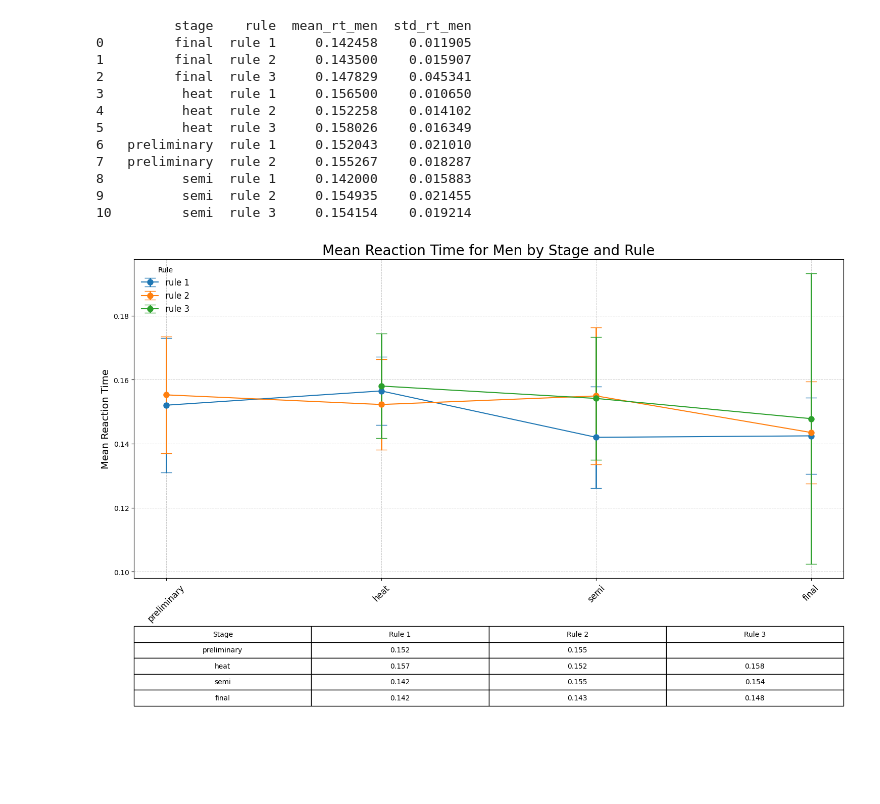
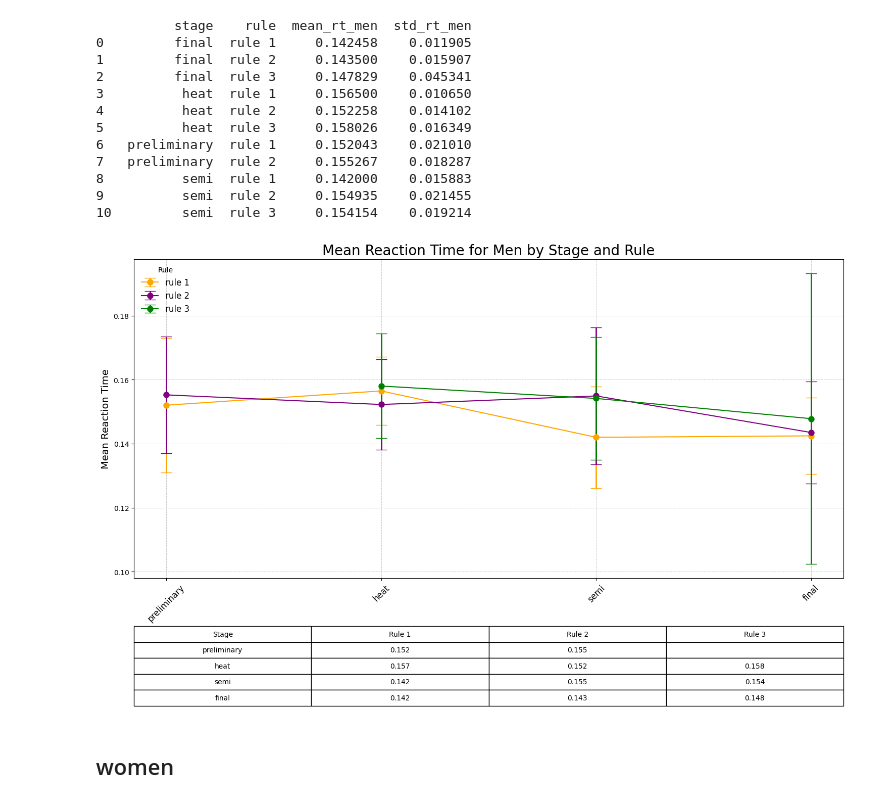
Before and after one commit to AEGDDI/false_start, a Jupyter notebook: code/tables.ipynb, the cells around one changed output. Drawn from its saved outputs; the diff is of its cells as text; code cells hidden in the pictures; blank space fills up the shorter version.

```diff
--- a/code/tables.ipynb
+++ b/code/tables.ipynb
@@ -13,7 +13,7 @@ import seaborn as sns
 user = getuser()
 
 # Set working directory
-folder_path = f"C:/Users/{user}/Documents/GitHub/false_start_2/data/out"
+folder_path = f"C:/Users/{user}/Docuwowoments/GitHub/false_start/data/out"
 os.chdir(folder_path)
 
 # Load the data.xlsx file
@@ -198,9 +200,6 @@ print(stats_df_men)
 9          semi  rule 2     0.154935    0.021455
 10         semi  rule 3     0.154154    0.019214
 # %%
-import matplotlib.pyplot as plt
-from matplotlib.table import Table
-
 # Ensure 'stage' is ordered: preliminary, heat, semi, final
 stage_order = ['preliminary', 'heat', 'semi', 'final']
 stats_df_men['stage'] = pd.Categorical(stats_df_men['stage'], categories=stage_order, ordered=True)
@@ -211,6 +210,7 @@ stats_df_men = stats_df_men.sort_values(by='stage')
 # Create the plot with error bars
 fig, ax = plt.subplots(figsize=(15, 10))
 for i, (rule, data) in enumerate(stats_df_men.groupby('rule')):
+    color = 'purple' if i == 1 else 'orange' if i == 0 else 'green'
     ax.errorbar(
         x=data['stage'],
         y=data['mean_rt_men'],
@@ -219,7 +219,8 @@ for i, (rule, data) in enumerate(stats_df_men.groupby('rule')):
         fmt='-o',  # Line with circular markers
         capsize=8,  # Larger caps on the error bars
         elinewidth=2,  # Thicker error bar lines
-        markersize=8  # Larger markers
+        markersize=8,  # Larger markers
+        color=color
     )
 
 # Add table with numbers outside the graph
@@ -229,33 +230,35 @@ table_headers = ['Stage'] + [f'Rule {i+1}' for i in range(len(stats_df_men["rule
 for stage in stage_order:
     row = [stage]
     for rule in stats_df_men['rule'].unique():
-        value = stats_df_men.loc[(stats_df_men['stage'] == stage) & (stats_df_men['rule'] == rule), 'mean_rt_men']
+        value = stats_df_men.loc[(stats_df_men['stage'] == stage) & (stats_df_women['rule'] == rule), 'mean_rt_men']
         row.append(f"{value.iloc[0]:.3f}" if not value.empty else "")
     table_data.append(row)
 
 # Create table below the plot
 table = plt.table(
     cellText=table_data,
     colLabels=table_headers,
     cellLoc='center',
     loc='bottom',
     bbox=[0, -0.4, 1, 0.25]  # Adjust position and size
 )
 
 # Customize the plot
 ax.set_ylabel('Mean Reaction Time', fontsize=14)
 ax.set_title('Mean Reaction Time for Men by Stage and Rule', fontsize=20)
 ax.legend(title='Rule', loc='upper left', frameon=False, fontsize=12)
 ax.set_xticks(range(len(stage_order)))
 ax.set_xticklabels(stage_order, rotation=45, fontsize=12)
 ax.grid(True, linestyle='--', linewidth=0.7, alpha=0.7)
 
 # Ensure background is white
 fig.patch.set_facecolor('white')
 ax.set_facecolor('white')
 
 # Adjust layout to fit the table
 plt.tight_layout()
 plt.show()
 # %% [output]
-[figure, old version]
+[figure, new version]
+# %% [markdown]
+## women
```
Also changed, not shown: parts of 4 cells of this notebook.
